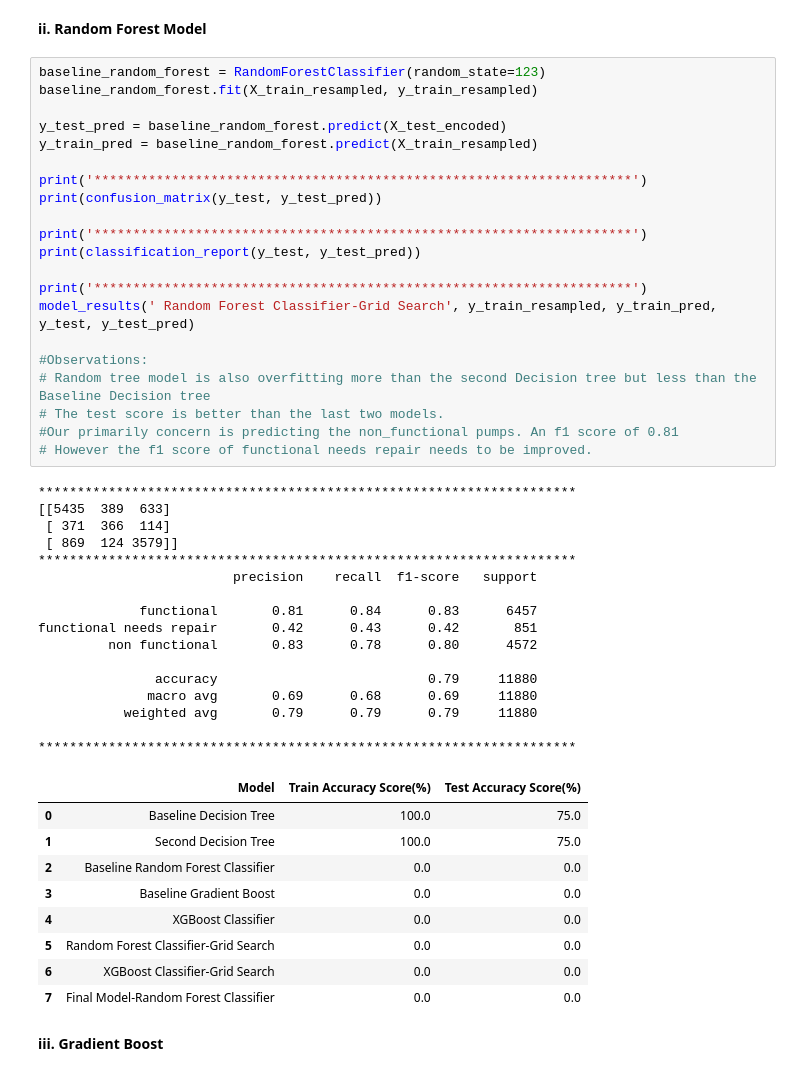
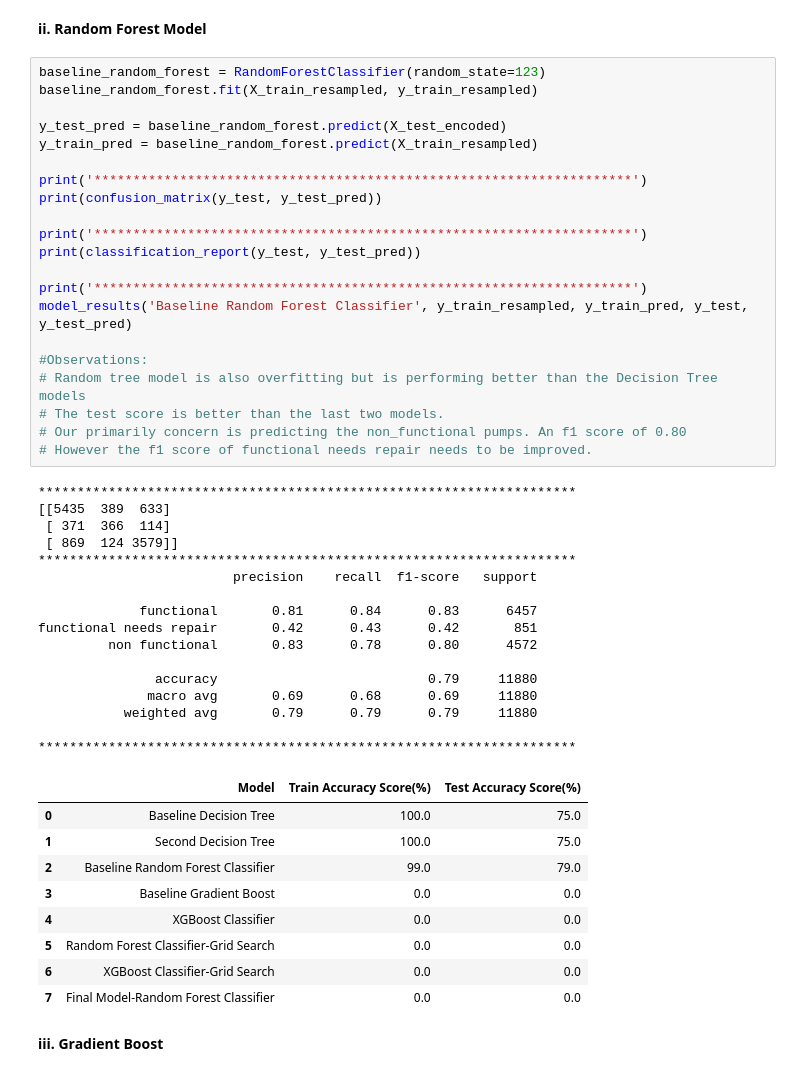
Before and after one commit to FridahKimathi/Water-Pump-Functionality-Prediction-in-Tanzania, a Jupyter notebook: index.ipynb, the cells around one changed output. Cells and saved outputs as stored; diff of their text form.

```diff
--- a/index.ipynb
+++ b/index.ipynb
@@ -998,37 +998,37 @@ print('*********************************************************************')
 print(confusion_matrix(y_test, y_test_pred))
 
 print('*********************************************************************')
 print(classification_report(y_test, y_test_pred))
 
 print('*********************************************************************')
-model_results('	Random Forest Classifier-Grid Search', y_train_resampled, y_train_pred, y_test, y_test_pred)
+model_results('Baseline Random Forest Classifier', y_train_resampled, y_train_pred, y_test, y_test_pred)
 
 #Observations:
-# Random tree model is also overfitting more than the second Decision tree but less than the Baseline Decision tree
+# Random tree model is also overfitting but is performing better than the Decision Tree models
 # The test score is better than the last two models.
-#Our primarily concern is predicting the non_functional pumps. An f1 score of 0.81
+# Our primarily concern is predicting the non_functional pumps. An f1 score of 0.80
 # However the f1 score of functional needs repair needs to be improved.
 # %% [output]
 *********************************************************************
 [[5435  389  633]
  [ 371  366  114]
  [ 869  124 3579]]
 *********************************************************************
                          precision    recall  f1-score   support
 
              functional       0.81      0.84      0.83      6457
 functional needs repair       0.42      0.43      0.42       851
          non functional       0.83      0.78      0.80      4572
 
                accuracy                           0.79     11880
               macro avg       0.69      0.68      0.69     11880
            weighted avg       0.79      0.79      0.79     11880
 
 *********************************************************************
 |  | Model | Train Accuracy Score(%) | Test Accuracy Score(%) |
 | 0 | Baseline Decision Tree | 100.0 | 75.0 |
 | 1 | Second Decision Tree | 100.0 | 75.0 |
-| 2 | Baseline Random Forest Classifier | 0.0 | 0.0 |
+| 2 | Baseline Random Forest Classifier | 99.0 | 79.0 |
 | 3 | Baseline Gradient Boost | 0.0 | 0.0 |
 | 4 | XGBoost Classifier | 0.0 | 0.0 |
 | 5 | Random Forest Classifier-Grid Search | 0.0 | 0.0 |
```
Also changed, not shown: parts of 9 cells of this notebook, 6 other files.
